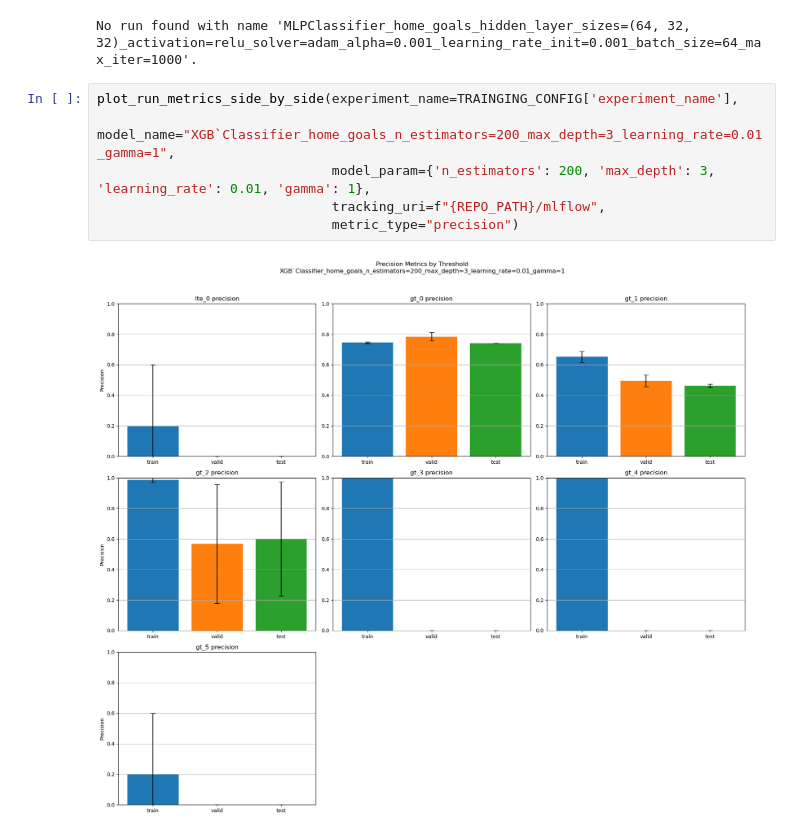
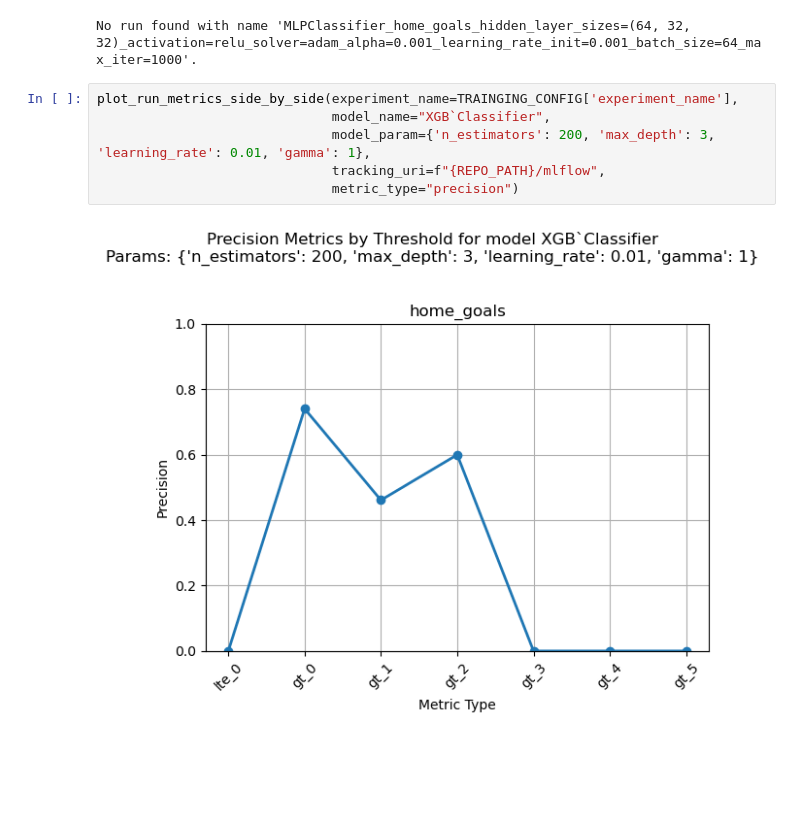
Before and after one commit to 1111111huang/betbot, a Jupyter notebook: notebooks/modeling/baseline.ipynb, the cells around one changed output. Saved outputs shown, nothing was run; the diff lists cells and outputs as text; blank space fills up the shorter version.

Commit message:
Model training for inferencing

```diff
--- a/notebooks/modeling/baseline.ipynb
+++ b/notebooks/modeling/baseline.ipynb
@@ -122,9 +122,9 @@ plot_run_metrics_by_split(experiment_name=TRAINGING_CONFIG['experiment_name'],
 No run found with name 'MLPClassifier_home_goals_hidden_layer_sizes=(64, 32, 32)_activation=relu_solver=adam_alpha=0.001_learning_rate_init=0.001_batch_size=64_max_iter=1000'.
 # %%
 plot_run_metrics_side_by_side(experiment_name=TRAINGING_CONFIG['experiment_name'],
-                              model_name="XGB`Classifier_home_goals_n_estimators=200_max_depth=3_learning_rate=0.01_gamma=1",
+                              model_name="XGB`Classifier",
                               model_param={'n_estimators': 200, 'max_depth': 3, 'learning_rate': 0.01, 'gamma': 1},
                               tracking_uri=f"{REPO_PATH}/mlflow",
                               metric_type="precision")
 # %% [output]
-[figure, old version]
+[figure, new version]
```
Also changed, not shown: parts of 2 cells of this notebook, 5 other files.
